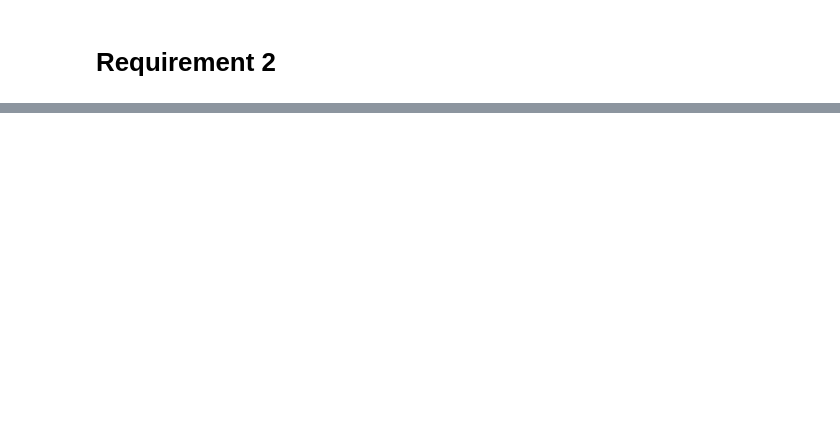
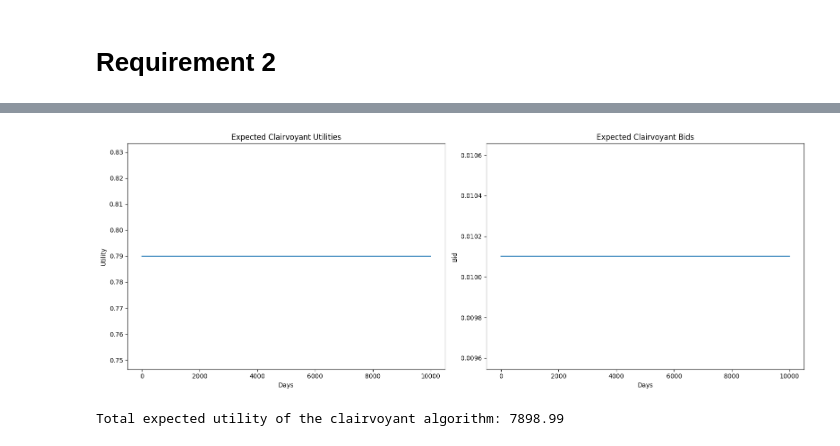
Before and after one commit to mvarenneensta/OLA24, a Jupyter notebook: req2.ipynb, the cells around one changed output, grey strips where cells are left out. Cells and saved outputs as stored; diff of their text form; code cells hidden in the pictures; blank space fills up the shorter version.

```diff
--- a/req2.ipynb
+++ b/req2.ipynb
@@ -149,0 +288,37 @@ plt.show()
+# %%
+rho = budget/num_days
+n_bids = 100
+bids = np.linspace(0, 1, n_bids)
+environment = NonStationaryEnvironment(num_days, price_levels)
+
+# Get the maximum competitor bid for each day
+m_t_array = np.array([environment.m_t for _ in range(num_days)])
+
+# Assume a constant valuation (you may want to adjust this)
+my_valuation = 0.8
+
+# Run the clairvoyant algorithm
+clairvoyant_utilities, clairvoyant_bids = get_clairvoyant_non_truthful(num_days, bids, m_t_array, my_valuation, rho)
+
+# Plot the expected clairvoyant utilities and bids
+fig, axs = plt.subplots(1, 2, figsize=(16, 6))
+
+axs[0].plot(clairvoyant_utilities)
+axs[0].set_title('Expected Clairvoyant Utilities')
+axs[0].set_xlabel('Days')
+axs[0].set_ylabel('Utility')
+
+axs[1].plot(clairvoyant_bids)
+axs[1].set_title('Expected Clairvoyant Bids')
+axs[1].set_xlabel('Days')
+axs[1].set_ylabel('Bid')
+
+plt.tight_layout()
+plt.show()
+
+# Calculate and print the total expected utility
+total_expected_utility = sum(clairvoyant_utilities)
+print(f"Total expected utility of the clairvoyant algorithm: {total_expected_utility:.2f}")
+# %% [output]
+[figure, added]
+Total expected utility of the clairvoyant algorithm: 7898.99
```
Also changed, not shown: parts of 10 cells of this notebook, 1 other file.
